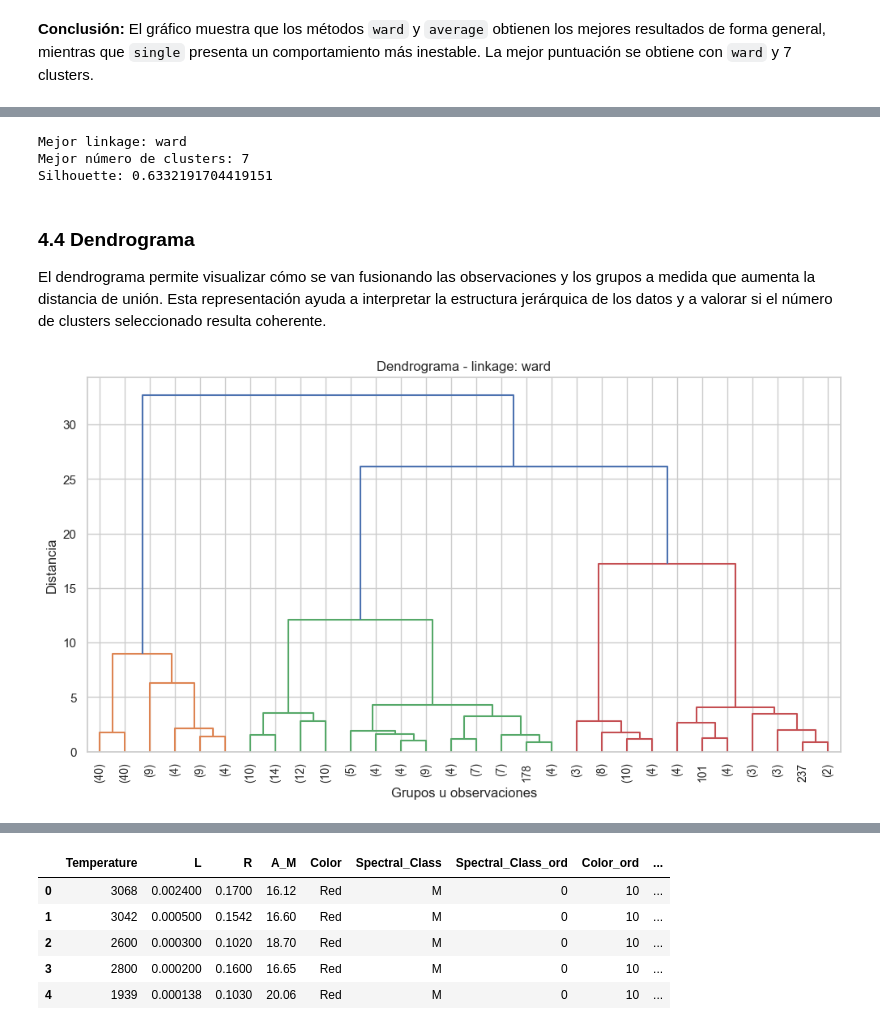
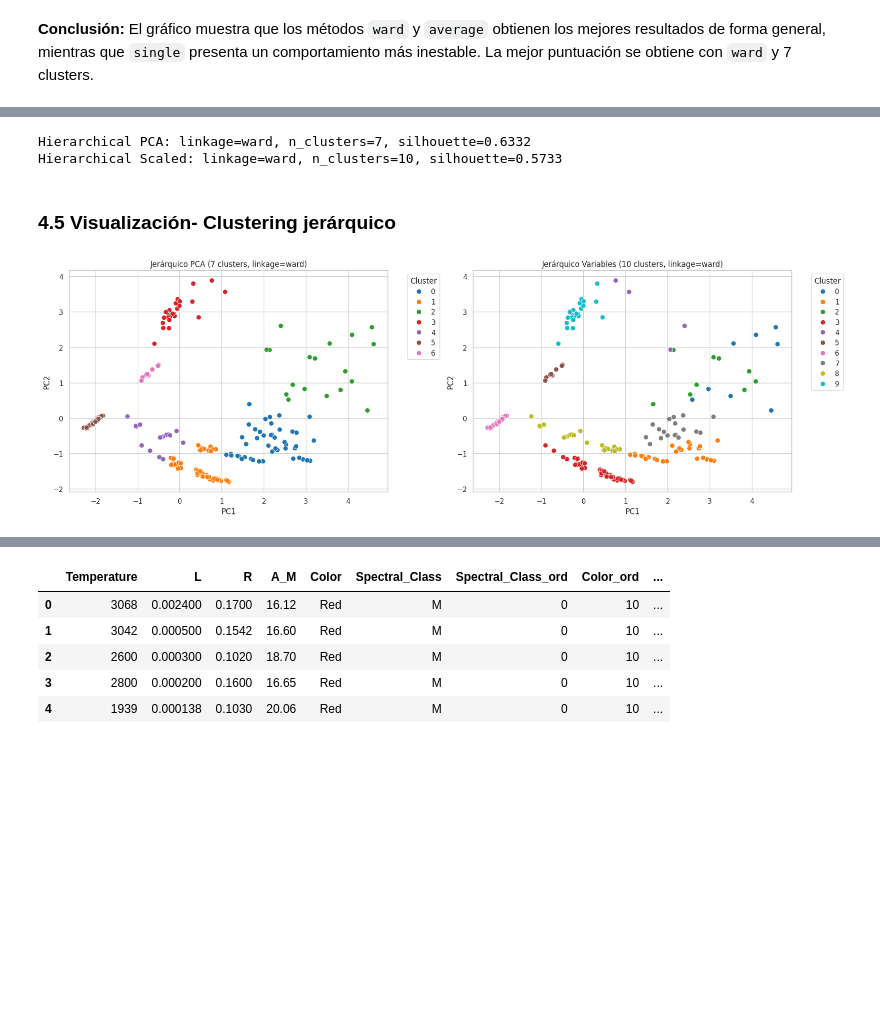
Before and after one commit to DiegoVa6/Grupo05_Practica2, a Jupyter notebook: practica2_estrellas.ipynb, the cells around one changed output, grey strips where cells are left out. Drawn from its saved outputs; the diff is of its cells as text; code cells hidden in the pictures; blank space fills up the shorter version.

```diff
--- a/practica2_estrellas.ipynb
+++ b/practica2_estrellas.ipynb
@@ -677,0 +723,14 @@ plt.show()
+# %%
+hierarchical_results_scaled = []
+
+for lm in linkage_methods:
+    for nc in n_clusters_range:
+        model = AgglomerativeClustering(n_clusters=nc, linkage=lm)
+        labels = model.fit_predict(X_scaled)
+        sil = silhouette_score(X_scaled, labels)
+        hierarchical_results_scaled.append({"linkage": lm, "n_clusters": nc, "silhouette": sil})
+
+hierarchical_results_scaled = pd.DataFrame(hierarchical_results_scaled)
+
+print("Top 10 configuraciones (Variables originales):")
+display(hierarchical_results_scaled.sort_values("silhouette", ascending=False).head(10))
@@ -682,39 +752,47 @@ A partir de la comparación anterior, se selecciona la combinación de función
 # %%
-best_hierarchical = hierarchical_results.loc[
-    hierarchical_results["silhouette"].idxmax()
-]
+# Mejor configuración PCA
+best_pca_hier = hierarchical_results_pca.loc[hierarchical_results_pca["silhouette"].idxmax()]
+best_linkage_pca = best_pca_hier["linkage"]
+best_nc_pca = int(best_pca_hier["n_clusters"])
 
-best_linkage = best_hierarchical["linkage"]
-best_n_clusters_hierarchical = int(best_hierarchical["n_clusters"])
-best_silhouette_hierarchical = best_hierarchical["silhouette"]
+hier_pca = AgglomerativeClustering(n_clusters=best_nc_pca, linkage=best_linkage_pca)
+labels_hier_pca = hier_pca.fit_predict(X_pca)
+df_pca["Cluster_Hier_PCA"] = labels_hier_pca
+silhouette_hier_pca = silhouette_score(X_pca, labels_hier_pca)
+print(f"Hierarchical PCA: linkage={best_linkage_pca}, n_clusters={best_nc_pca}, silhouette={silhouette_hier_pca:.4f}")
 
-print("Mejor linkage:", best_linkage)
-print("Mejor número de clusters:", best_n_clusters_hierarchical)
-print("Silhouette:", best_silhouette_hierarchical)
+# Mejor configuración variables originales
+best_scaled_hier = hierarchical_results_scaled.loc[hierarchical_results_scaled["silhouette"].idxmax()]
+best_linkage_scaled = best_scaled_hier["linkage"]
+best_nc_scaled = int(best_scaled_hier["n_clusters"])
+
+hier_scaled = AgglomerativeClustering(n_clusters=best_nc_scaled, linkage=best_linkage_scaled)
+labels_hier_scaled = hier_scaled.fit_predict(X_scaled)
+df_pca["Cluster_Hier_Scaled"] = labels_hier_scaled
+silhouette_hier_scaled = silhouette_score(X_scaled, labels_hier_scaled)
+print(f"Hierarchical Scaled: linkage={best_linkage_scaled}, n_clusters={best_nc_scaled}, silhouette={silhouette_hier_scaled:.4f}")
 # %% [output]
-Mejor linkage: ward
-Mejor número de clusters: 7
-Silhouette: 0.6332191704419151
+Hierarchical PCA: linkage=ward, n_clusters=7, silhouette=0.6332
+Hierarchical Scaled: linkage=ward, n_clusters=10, silhouette=0.5733
 # %% [markdown]
-### 4.4 Dendrograma
-
-El dendrograma permite visualizar cómo se van fusionando las observaciones y los grupos a medida que aumenta la distancia de unión. Esta representación ayuda a interpretar la estructura jerárquica de los datos y a valorar si el número de clusters seleccionado resulta coherente.
+### 4.5 Visualización- Clustering jerárquico
 # %%
-Z = linkage(X_pca, method=best_linkage)
+fig, axes = plt.subplots(1, 2, figsize=(18, 6))
 
-plt.figure(figsize=(12, 6))
-dendrogram(
-    Z,
-    truncate_mode="lastp",
-    p=30,
-    leaf_rotation=90,
-    leaf_font_size=10
-)
+sns.scatterplot(data=df_pca, x="PC1", y="PC2", hue="Cluster_Hier_PCA",
+                palette="tab10", s=60, ax=axes[0])
+axes[0].set_title(f"Jerárquico PCA ({best_nc_pca} clusters, linkage={best_linkage_pca})")
+axes[0].set_xlabel("PC1"); axes[0].set_ylabel("PC2")
+axes[0].legend(title="Cluster", bbox_to_anchor=(1.05, 1), loc="upper left")
 
-plt.title(f"Dendrograma - linkage: {best_linkage}")
-plt.xlabel("Grupos u observaciones")
-plt.ylabel("Distancia")
+sns.scatterplot(data=df_pca, x="PC1", y="PC2", hue="Cluster_Hier_Scaled",
+                palette="tab10", s=60, ax=axes[1])
+axes[1].set_title(f"Jerárquico Variables ({best_nc_scaled} clusters, linkage={best_linkage_scaled})")
+axes[1].set_xlabel("PC1"); axes[1].set_ylabel("PC2")
+axes[1].legend(title="Cluster", bbox_to_anchor=(1.05, 1), loc="upper left")
+
+plt.tight_layout()
 plt.show()
 # %% [output]
-[figure, old version]
+[figure, new version]
 # %% [markdown]
```
Also changed, not shown: parts of 81 cells of this notebook.
